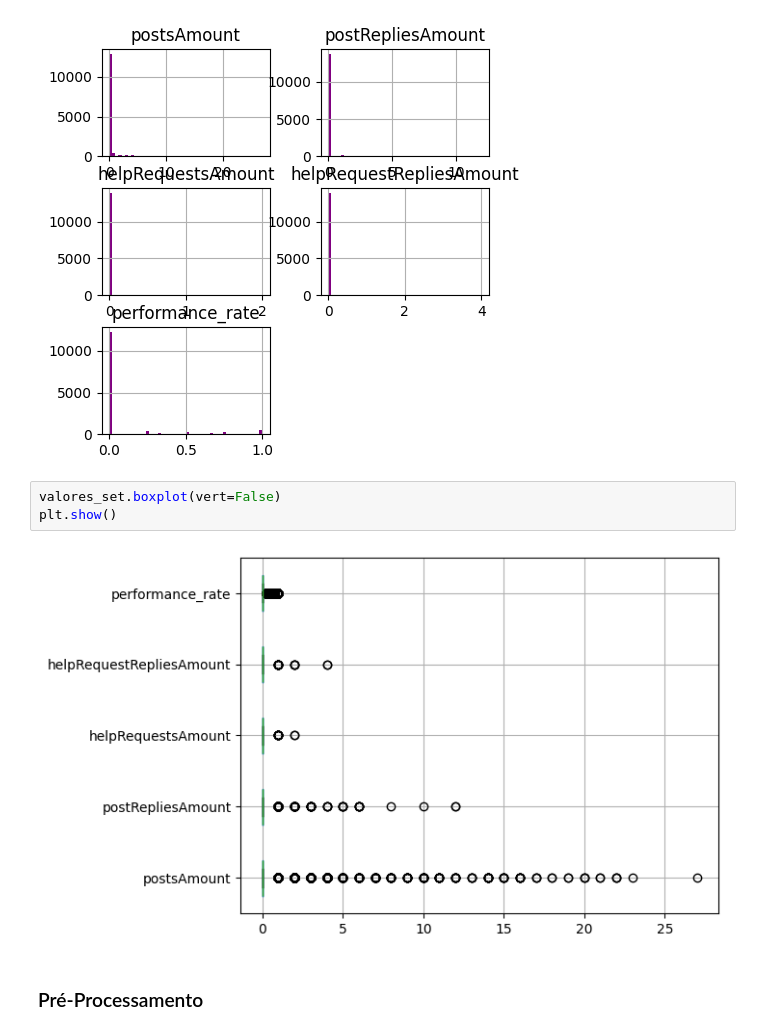
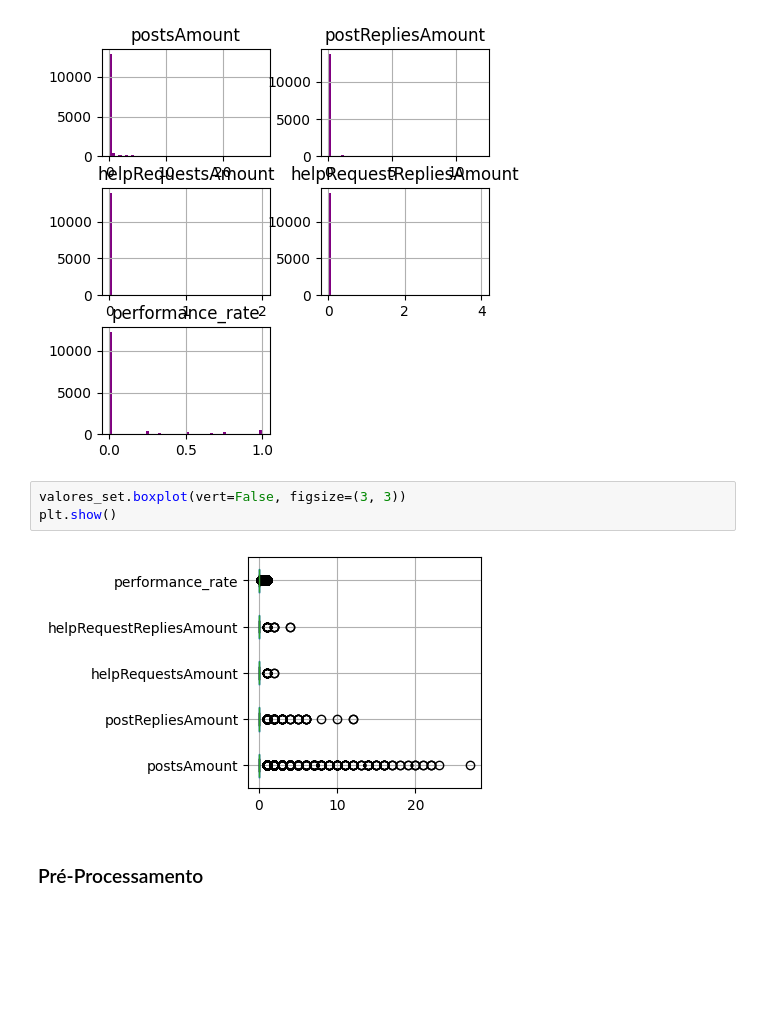
Before and after one commit to matheussilvaviitra/Classificador_engajamento, a Jupyter notebook: engajamento_uns_new.ipynb, the cells around one changed output. Cells and saved outputs as stored; diff of their text form; blank space fills up the shorter version.

```diff
--- a/engajamento_uns_new.ipynb
+++ b/engajamento_uns_new.ipynb
@@ -177,10 +179,10 @@ plt.show()
 # %% [output]
 [figure]
 # %%
-valores_set.boxplot(vert=False)
+valores_set.boxplot(vert=False, figsize=(3, 3))
 plt.show()
 # %% [output]
-[figure, old version]
+[figure, new version]
 # %% [markdown]
 ### Pré-Processamento
 # %%
```
Also changed, not shown: parts of 52 cells of this notebook.
